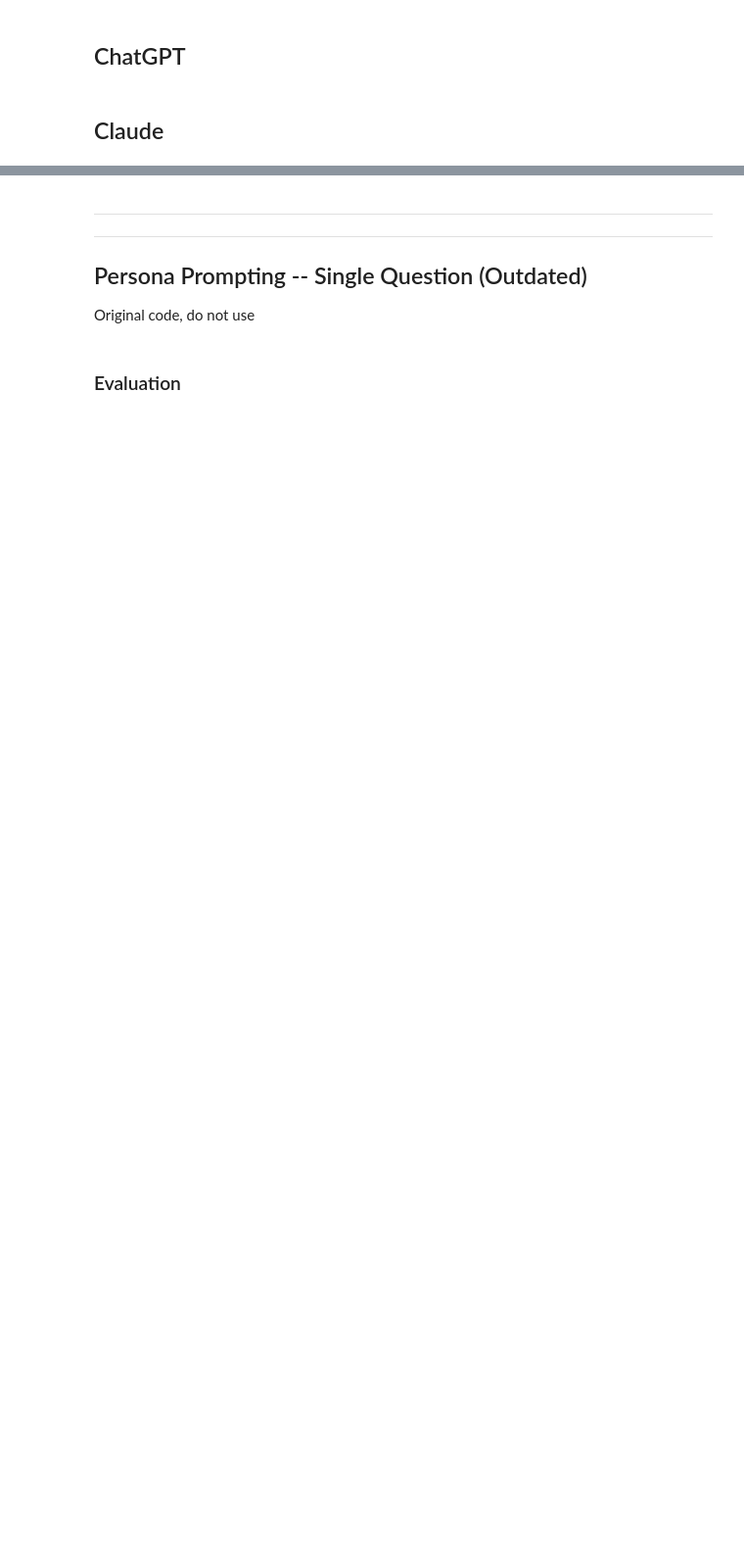
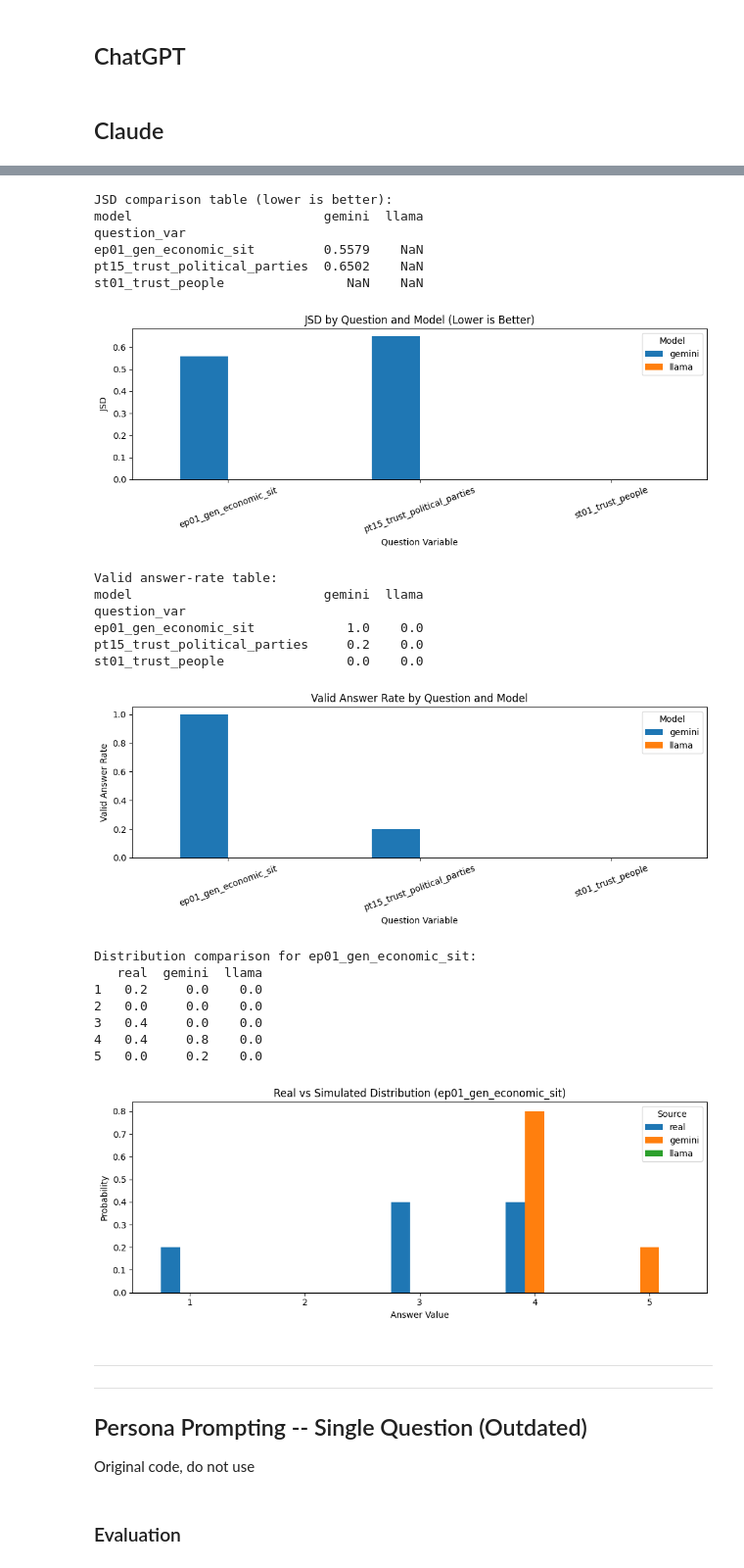
Before and after one commit to ClaudioGonzAla/project_persona, a Jupyter notebook: p0book.ipynb, the cells around one changed output, grey strips where cells are left out. Shown at 98% size. Drawn from its saved outputs; the diff is of its cells as text; code cells hidden in the pictures; blank space fills up the shorter version.

Commit message:
Updated README. Added Llama basic structure.

```diff
--- a/p0book.ipynb
+++ b/p0book.ipynb
@@ -358,11 +449,11 @@ Run this section after the Gemini, ChatGPT, and Claude cells to compare model qu
 
 # Basic guards so this cell fails gracefully if run too early.
 if 'metrics_df' not in globals() or metrics_df.empty:
-    raise ValueError("metrics_df is empty. Run the three model cells first.")
+    raise ValueError("metrics_df is empty. Run model cells first.")
 if 'results_df' not in globals() or results_df.empty:
-    raise ValueError("results_df is empty. Run the three model cells first.")
+    raise ValueError("results_df is empty. Run model cells first.")
 
-model_order = [m for m in ['gemini', 'chatgpt', 'claude'] if m in metrics_df['model'].unique()]
+model_order = [m for m in ['gemini', 'chatgpt', 'claude', 'llama'] if m in metrics_df['model'].unique()]
 if not model_order:
     raise ValueError("No model results found in metrics_df.")
 
@@ -398,33 +489,56 @@ plt.tight_layout()
 plt.show()
 
 # 3) Response distribution for one selected question.
 viz_var = 'ep01_gen_economic_sit'  # Change this to another key in question_bank as needed.
 if viz_var not in question_bank:
     raise ValueError(f"{viz_var} not found in question_bank")
 
 all_values = list(range(question_bank[viz_var]['scale_min'], question_bank[viz_var]['scale_max'] + 1))
 dist_data = {
     'real': df[viz_var].value_counts(normalize=True).sort_index().reindex(all_values, fill_value=0)
 }
 
 for model_name in model_order:
     col_name = f"{model_name}__{viz_var}"
     if col_name in results_df.columns:
         dist_data[model_name] = (
             results_df[col_name].value_counts(normalize=True).sort_index().reindex(all_values, fill_value=0)
         )
 
 dist_df = pd.DataFrame(dist_data, index=all_values)
 print(f"\nDistribution comparison for {viz_var}:")
 print(dist_df.round(3))
 
 ax = dist_df.plot(kind='bar', figsize=(10, 4), rot=0)
 ax.set_title(f'Real vs Simulated Distribution ({viz_var})')
 ax.set_xlabel('Answer Value')
 ax.set_ylabel('Probability')
 ax.legend(title='Source')
 plt.tight_layout()
 plt.show()
+# %% [output]
+JSD comparison table (lower is better):
+model                         gemini  llama
+question_var
+ep01_gen_economic_sit         0.5579    NaN
+pt15_trust_political_parties  0.6502    NaN
+st01_trust_people                NaN    NaN
+[figure, added]
+Valid answer-rate table:
+model                         gemini  llama
+question_var
+ep01_gen_economic_sit            1.0    0.0
+pt15_trust_political_parties     0.2    0.0
+st01_trust_people                0.0    0.0
+[figure, added]
+Distribution comparison for ep01_gen_economic_sit:
+   real  gemini  llama
+1   0.2     0.0    0.0
+2   0.0     0.0    0.0
+3   0.4     0.0    0.0
+4   0.4     0.8    0.0
+5   0.0     0.2    0.0
+[figure, added]
 # %% [markdown]
 ---
 ---
```
Also changed, not shown: parts of 9 cells of this notebook, 1 other file.
